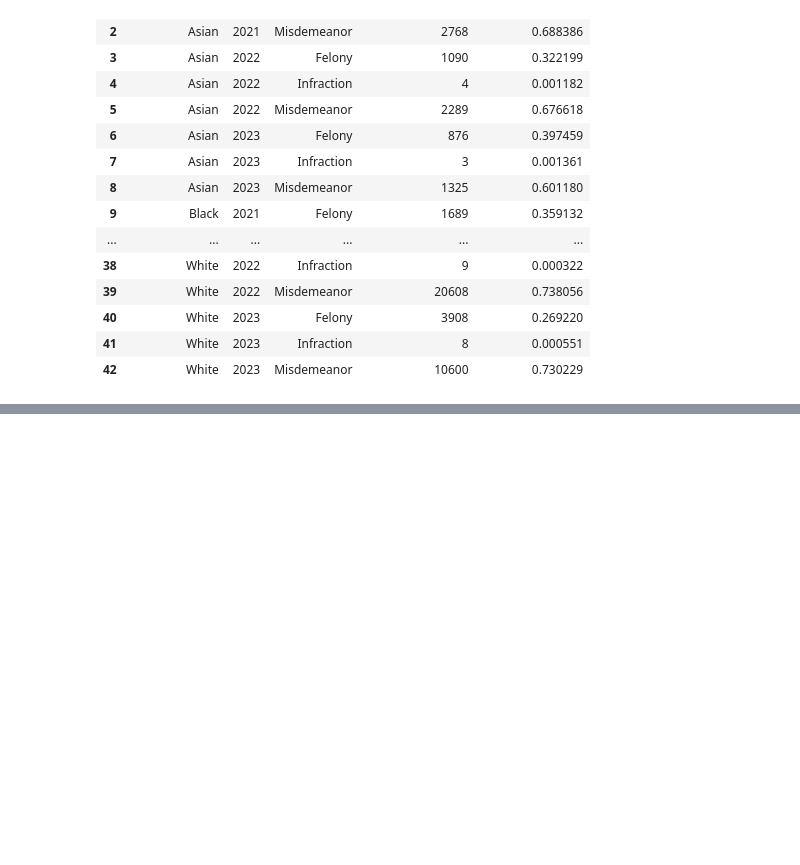
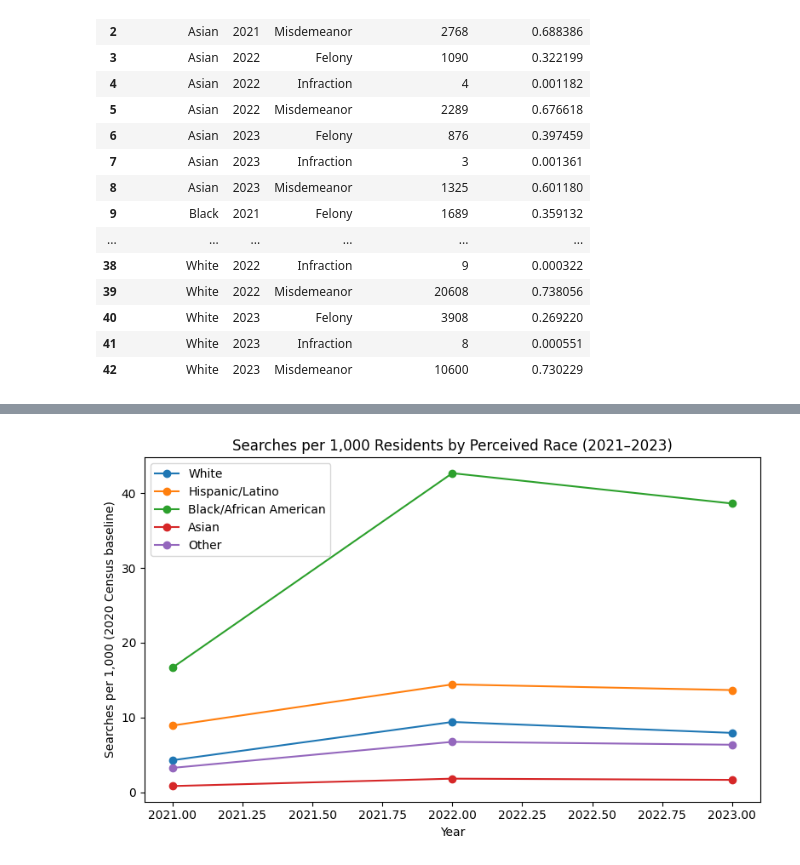
Before and after one commit to laurenbchu/honors-thesis, a Jupyter notebook: notebooks/Data_Exploration.ipynb, the cells around one changed output, grey strips where cells are left out. Saved outputs shown, nothing was run; the diff lists cells and outputs as text; code cells hidden in the pictures; blank space fills up the shorter version.

```diff
--- a/notebooks/Data_Exploration.ipynb
+++ b/notebooks/Data_Exploration.ipynb
@@ -290,0 +301,16 @@ charge_distribution
+# %%
+# Merge policing and prosecution data into one analysis table
+analysis = policing_all.merge(
+    prosecution,
+    left_on = ["Perceived Race", "Year"],
+    right_on = ["police_equivalent_race", "year"],
+    how = "left"
+).rename(columns={
+    "total_cases": "Total Prosecution Cases",
+    "canonical_race": "Canonical Prosecution Race",
+    "conviction_rate": "Conviction Rate",
+    "enhancement_rate": "Enhancement Rate"
+})
+
+# Get rid of unneeded columns
+analysis = analysis.drop(columns=["year", "police_equivalent_race"])
@@ -290,0 +390,16 @@ charge_distribution
+# %%
+# Exposure over time: Searches per 1,000 (line chart)
+
+plt.figure(figsize=(8, 5))
+for race in race_order:
+    d = analysis[analysis["Perceived Race"] == race].sort_values("Year")
+    if len(d) > 0:
+        plt.plot(d["Year"], d["Searches per 1,000"], marker="o", label=race)
+
+plt.title("Searches per 1,000 Residents by Perceived Race (2021–2023)")
+plt.xlabel("Year")
+plt.ylabel("Searches per 1,000 (2020 Census baseline)")
+plt.legend()
+finish_plot("02_searches_per_1000_trend.png")
+# %% [output]
+[figure, added]
```
Also changed, not shown: parts of 17 cells of this notebook.
